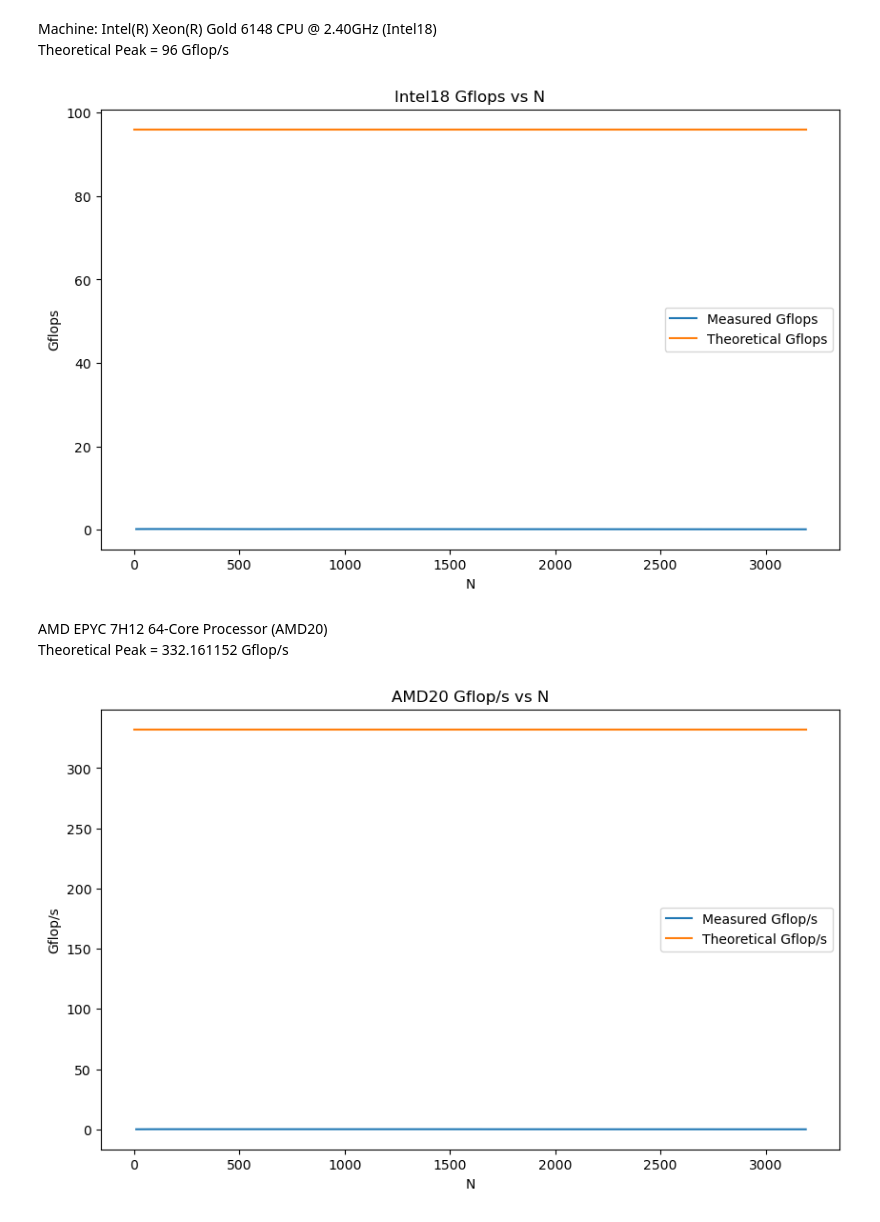
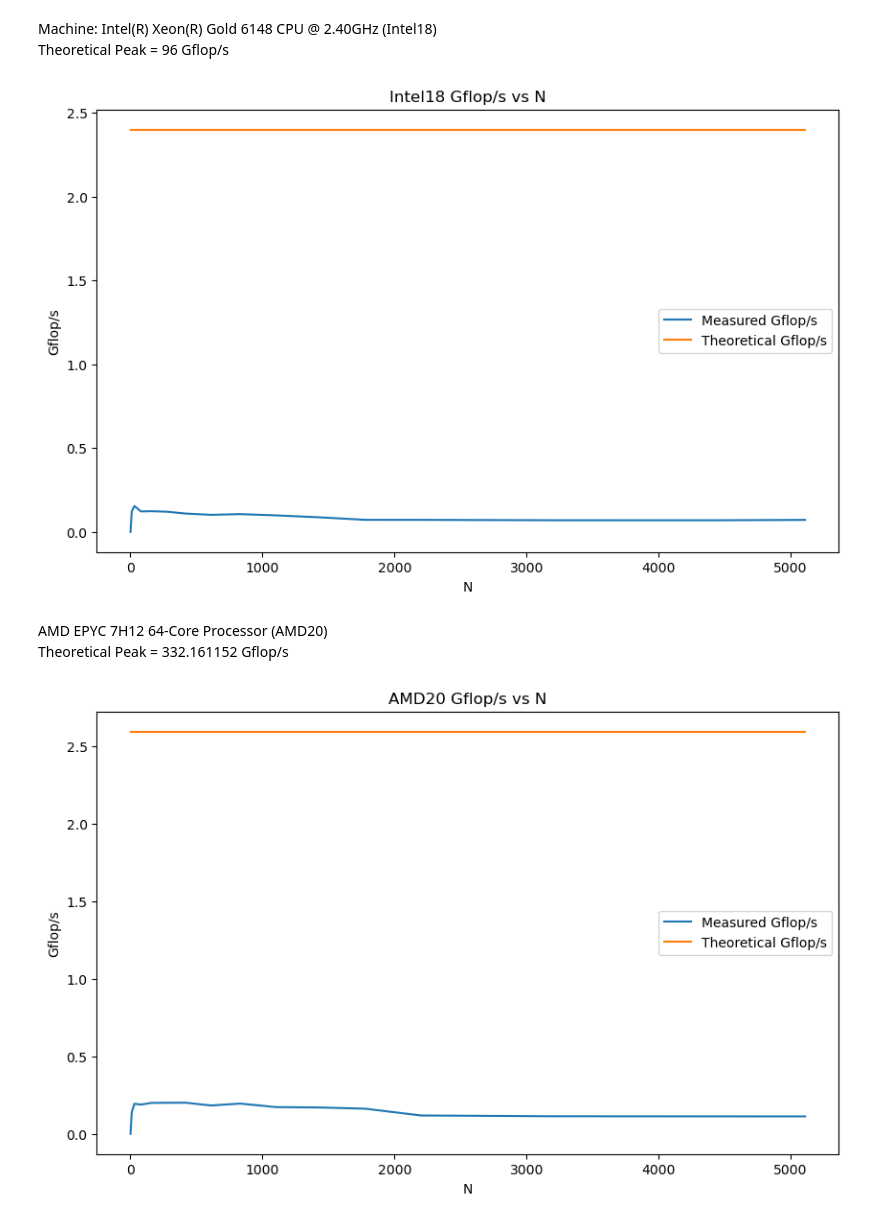
Before and after one commit to cmse822/project-1-team5-1, a Jupyter notebook: part1/plot.ipynb, the cells around one changed output. Saved outputs shown, nothing was run; the diff lists cells and outputs as text; code cells hidden in the pictures.

```diff
--- a/part1/plot.ipynb
+++ b/part1/plot.ipynb
@@ -7,33 +4,33 @@ Intel MKL WARNING: Support of Intel(R) Streaming SIMD Extensions 4.2 (Intel(R) S
 Machine: Intel(R) Xeon(R) Gold 6148 CPU @ 2.40GHz (Intel18)
 Theoretical Peak = 96 Gflop/s
 # %%
-Ns = [1,10,30,80,160,280,420,610,830,1100,1420,1780,2200,3190]
-Gflops = [float('inf'),0.155345,0.164125,0.16954,0.1681,0.167489,0.155973,0.144105,0.151699,0.147776,0.142116,0.13047,0.125803,0.101989]
+Ns = [1,10,30,80,160,280,420,610,830,1100,1420,1780,2200,3190,4410,5110]
+Gflops = [0.000932068,0.123362,0.155132,0.122928,0.124295,0.120966,0.110169,0.102688,0.106896,0.0994969,0.0882261,0.0728655,0.0727398,0.0703735,0.0701491,0.0724928]
 
 plt.figure(figsize=(10, 6))
 plt.plot(Ns, Gflops, label='Measured Gflop/s')
-plt.plot(Ns, [96] * len(Ns), label='Theoretical Gflop/s')
+plt.plot(Ns, [96/40] * len(Ns), label='Theoretical Gflop/s')
 plt.title('Intel18 Gflop/s vs N')
 plt.xlabel('N')
 plt.ylabel('Gflop/s')
 plt.legend()
 plt.show()
 # %% [output]
-[figure, old version]
+[figure, new version]
 # %% [markdown]
 AMD EPYC 7H12 64-Core Processor (AMD20)
 Theoretical Peak = 332.161152 Gflop/s
 # %%
-Ns = [1,10,30,80,160,280,420,610,830,1100,1420,1780,2200,3190]
-Gflops = [float('inf'),0.155345,0.16271,0.20039,0.213746,0.214863,0.210191,0.2105,0.207116,0.208183,0.206339,0.172036,0.151929,0.124251]
+Ns = [1,10,30,80,160,280,420,610,830,1100,1420,1780,2200,3190,4410,5110]
+Gflops = [0.00209715,0.14218,0.196437,0.191015,0.201749,0.202544,0.202889,0.185243,0.197453,0.174922,0.17263,0.164356,0.120799,0.115819,0.115093,0.11485]
 
 plt.figure(figsize=(10, 6))
 plt.plot(Ns, Gflops, label='Measured Gflop/s')
-plt.plot(Ns, [332.161152] * len(Ns), label='Theoretical Gflop/s')
+plt.plot(Ns, [332.161152/128] * len(Ns), label='Theoretical Gflop/s')
 plt.title('AMD20 Gflop/s vs N')
 plt.xlabel('N')
 plt.ylabel('Gflop/s')
 plt.legend()
 plt.show()
 # %% [output]
-[figure, old version]
+[figure, new version]
```
Also changed, not shown: parts of 1 cell of this notebook, 5 other files.
